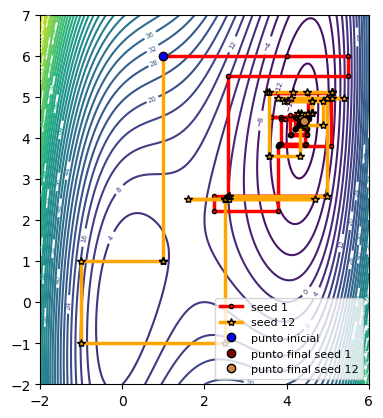
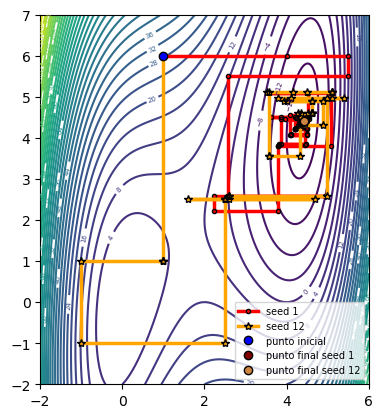
The change to this notebook cell's code, shown as a diff; its figure went from the first image to the second:
--- before
+++ after
@@ -15,5 +15,5 @@
 plt.xticks(fontsize=10)
 plt.yticks(fontsize=10)
-plt.legend(fontsize=8,loc='lower right')
+plt.legend(fontsize=7,loc='lower right')
 plt.xlim((-2,6))
 plt.ylim((-2,7))

Commit: Add files via upload